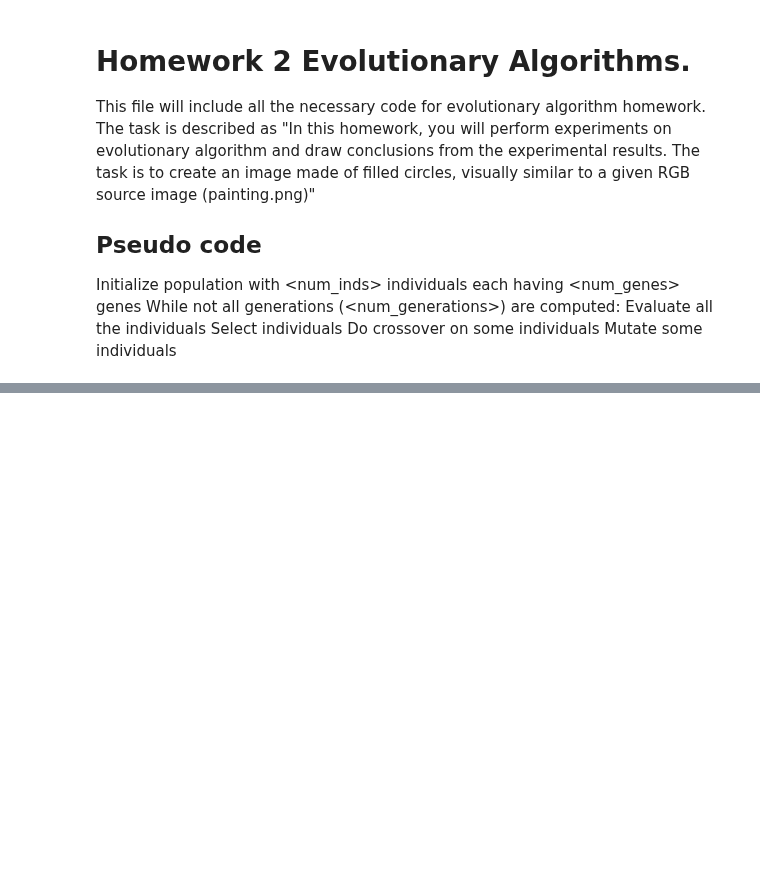
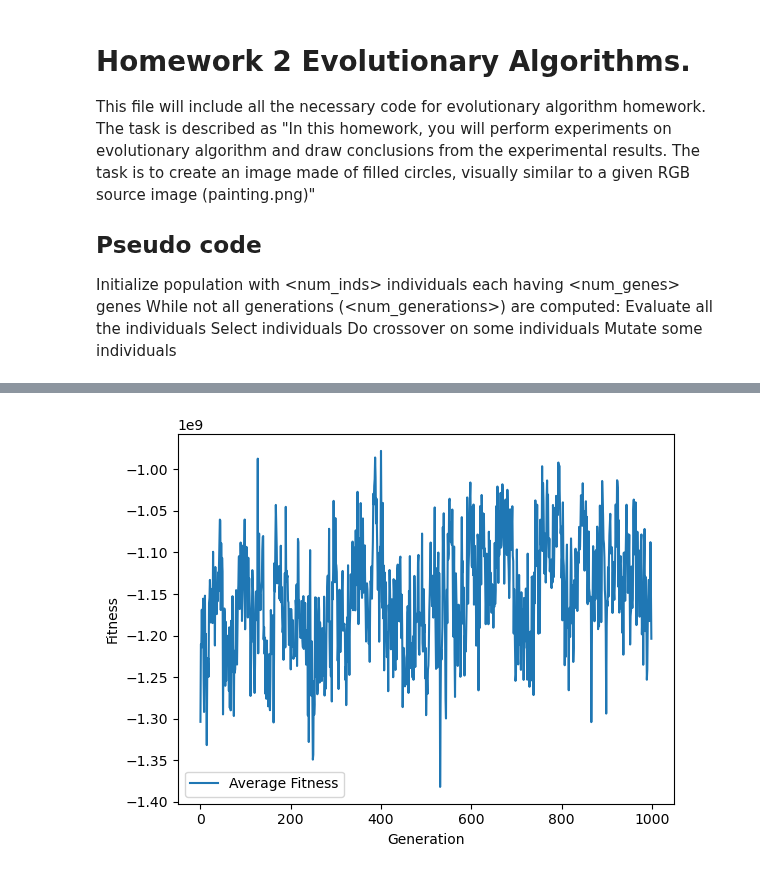
Before and after one commit to ahmetakman/EE449_homeworks, a Jupyter notebook: hw2/hw2.ipynb, the cells around one changed output, grey strips where cells are left out. Saved outputs shown, nothing was run; the diff lists cells and outputs as text; code cells hidden in the pictures; blank space fills up the shorter version.

```diff
--- a/hw2/hw2.ipynb
+++ b/hw2/hw2.ipynb
@@ -264,0 +307,11 @@ IndexError: list index out of range
+# %%
+# plot the average and best fitness
+plt.plot(average_fitness, label="Average Fitness")
+# plt.plot(best_fitness, label="Best Fitness")
+plt.xlabel("Generation")
+plt.ylabel("Fitness")
+
+plt.legend()
+plt.show()
+# %% [output]
+[figure, added]
```
Also changed, not shown: parts of 11 cells of this notebook.
